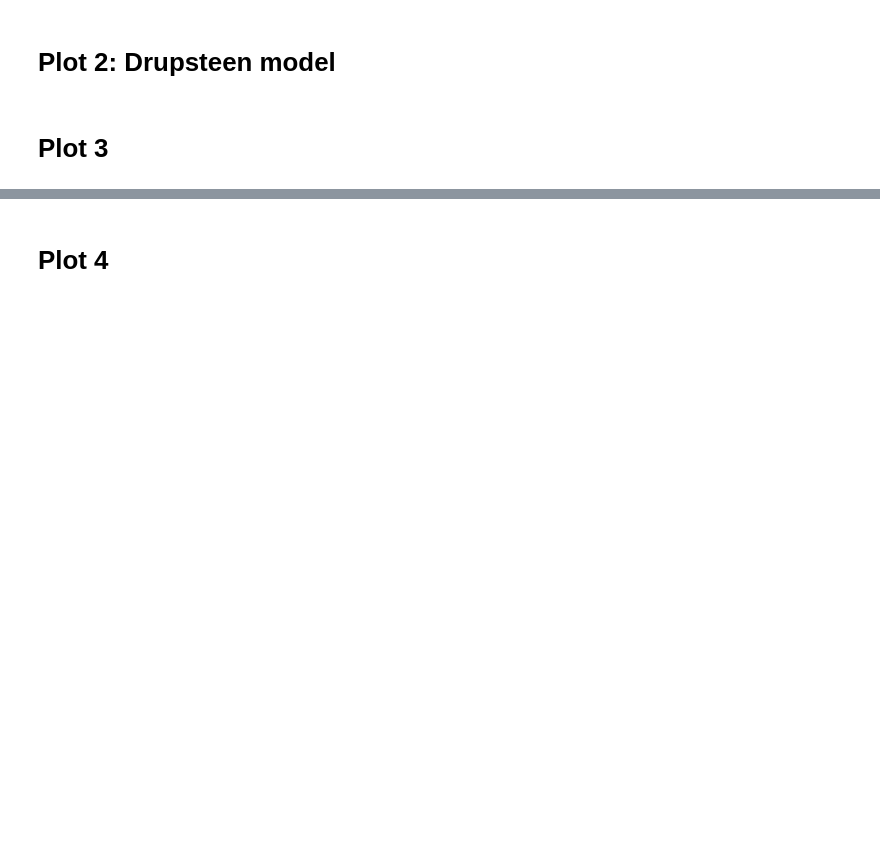
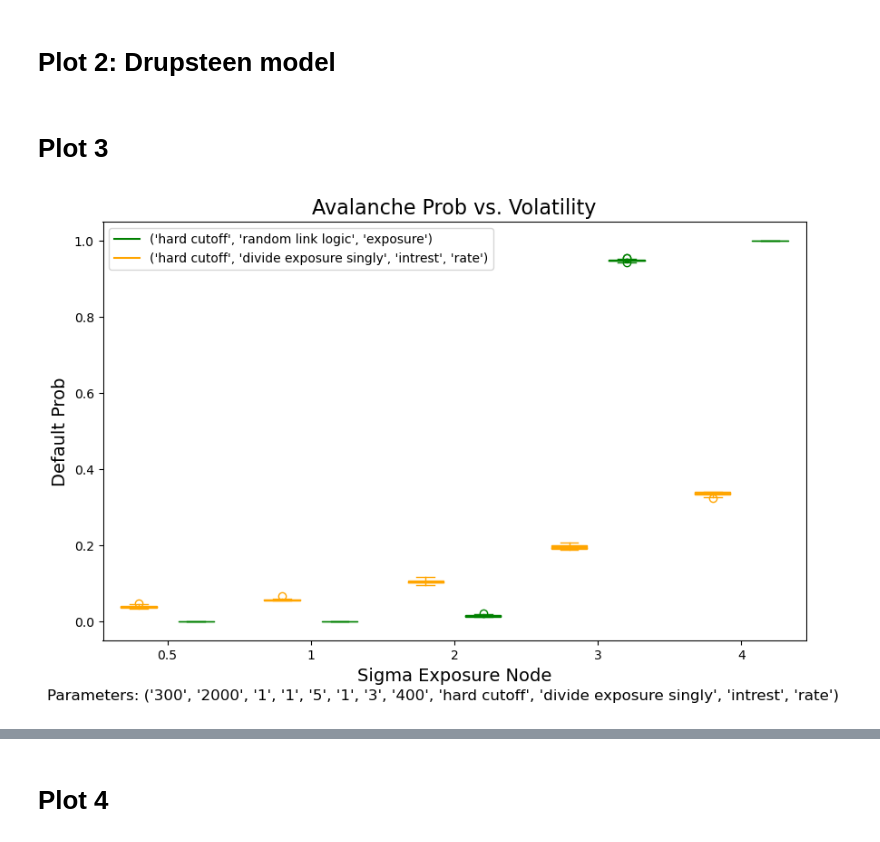
Before and after one commit to NitaiNijholt/FinancialNetwork, a Jupyter notebook: combined_plotting_notebook.ipynb, the cells around one changed output, grey strips where cells are left out. Drawn from its saved outputs; the diff is of its cells as text; code cells hidden in the pictures; blank space fills up the shorter version.

```diff
--- a/combined_plotting_notebook.ipynb
+++ b/combined_plotting_notebook.ipynb
@@ -705,14 +705,14 @@ def plot_avalanche_prob_vs_volatility(directory: str = './', threshold=10, mode:
 # %%
 plot_avalanche_prob_vs_volatility(directory = directory_path, threshold = 20, mode='sigma_interest_rates')
 # %%
-def plot_avalanche_prob_vs_volatility_combined(directory:str = './', threshold = 10, mode:str = 'sigma_exposure_node'):
-
+def plot_avalanche_prob_vs_volatility_combined(directory:str = './', threshold = 15, mode:str = 'sigma_exposure_node'):
     groups = group_files(directory, mode)
     plt.figure(figsize=(10, 6))
-    colors = ['skyblue', 'lightgreen']
+    colors = ['orange', 'green']
     color_index = 0
 
     legend_handles = []
+    offset = -0.8
 
     for key, value in groups.items():
         bankrupt_nodes_list = []
@@ -733,16 +733,30 @@ def plot_avalanche_prob_vs_volatility_combined(directory:str = './', threshold =
         combined = sorted(zip(sigmas, bankrupt_nodes_list))
         sigmas_sorted, bankrupt_nodes_list_sorted = zip(*combined)
 
-        boxplots = plt.boxplot(bankrupt_nodes_list_sorted, labels=sigmas_sorted, patch_artist=True)
+        base_positions = np.arange(len(bankrupt_nodes_list_sorted)) * 2
+
+        positions = base_positions + (color_index * offset - offset / 2)
+
+        color_index += 1
+        box_color = colors[color_index % len(colors)]
+        boxplots = plt.boxplot(bankrupt_nodes_list_sorted, positions=positions, labels=sigmas_sorted, patch_artist=True,
+                               boxprops=dict(facecolor=box_color, color=box_color),
+                               medianprops=dict(color=box_color),
+                               whiskerprops=dict(color=box_color),
+                               capprops=dict(color=box_color),
+                               flierprops=dict(markeredgecolor=box_color))
+
         for patch in boxplots['boxes']:
-            patch.set_facecolor(colors[color_index % len(colors)])
-        color_index += 1
-        legend_handles.append(plt.Line2D([0], [0], color=colors[color_index % len(colors)], label=key[8:]))
+            patch.set_facecolor(box_color)
+
+        legend_handles.append(plt.Line2D([0], [0], color=box_color, label=key[8:]))
 
     plt.figtext(0.5, 0, f"Parameters: {key}", wrap=True, horizontalalignment='center', fontsize=12)
 
     plt.xlabel(mode.replace('_', ' ').title(), fontsize=14)
     plt.ylabel('Default Prob', fontsize=14)
     plt.title('Avalanche Prob vs. Volatility', fontsize=16)
-    plt.legend(handles=legend_handles)
+    plt.legend(handles=legend_handles, loc='upper left')
+    plt.xticks(base_positions, labels=sigmas_sorted)
+    #plt.tight_layout()
     plt.show()
@@ -751,3 +763,8 @@ plot_avalanche_prob_vs_volatility_combined(directory = directory_path, threshold
+# %%
+# I changed directory to make sure it can run on my laptop, you may want to change it back to 'directory=directory'
+plot_avalanche_prob_vs_volatility_combined(directory = 'exposure', threshold = 15, mode='sigma_exposure_node')
+# %% [output]
+[figure, added]
 # %%
 directory_path = R'.\Data groupmates\Varying sigma\exposure'
 all_items = os.listdir(directory_path)
```
Also changed, not shown: parts of 3 cells of this notebook.
